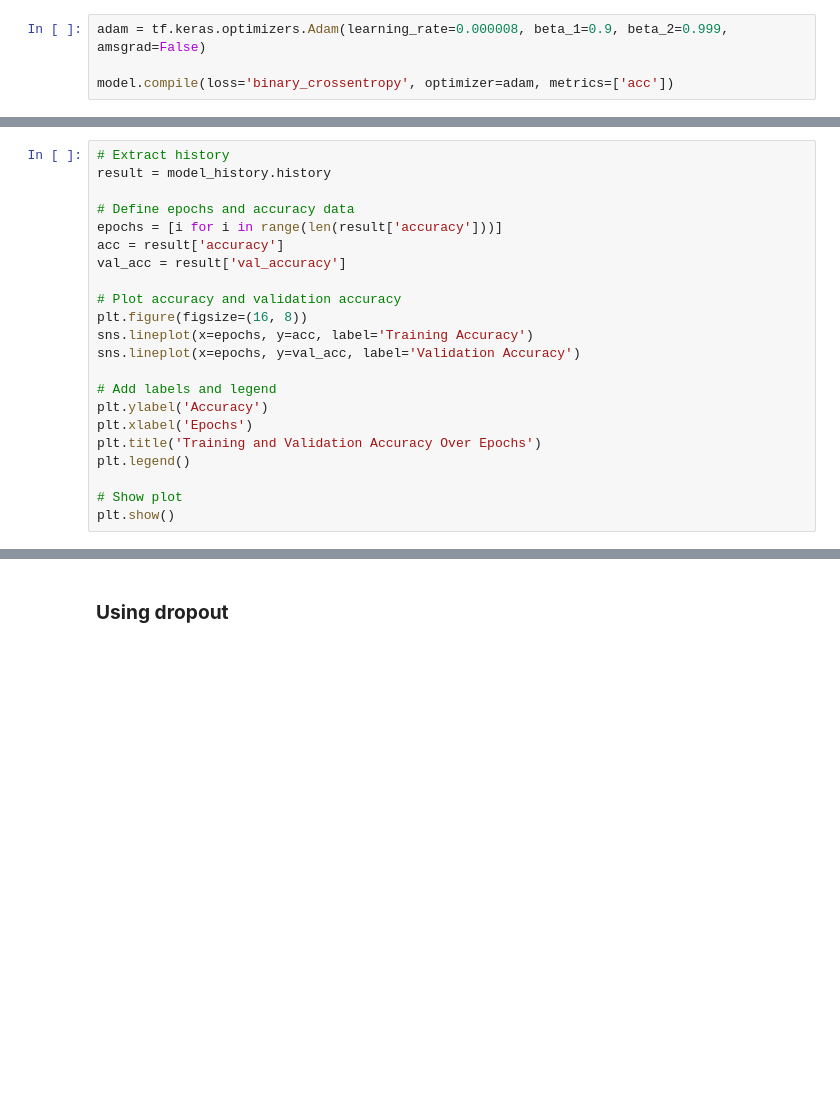
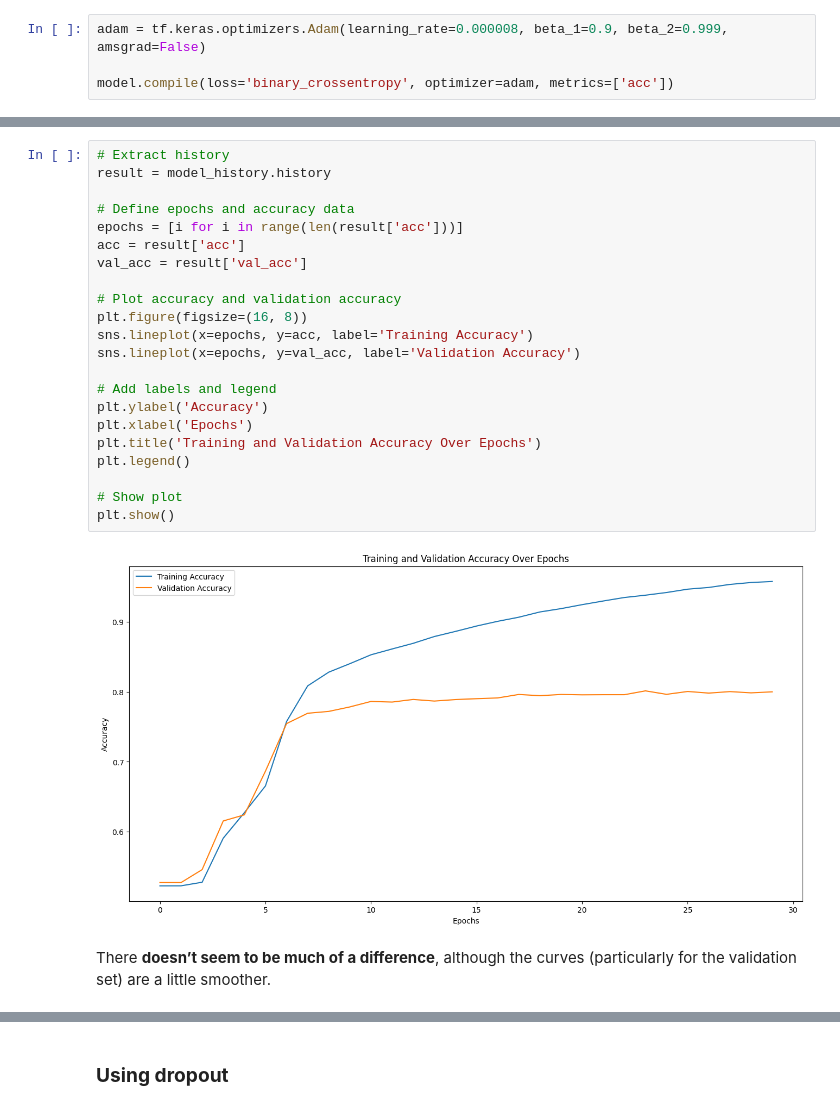
Before and after one commit to 0Nguyen0Cong0Tuan0/Recurrent-Neural-Network-and-LSTM-for-Classifying-Sarcasm-Headlines, a Jupyter notebook: main.ipynb, the cells around one changed output, grey strips where cells are left out. Cells and saved outputs as stored; diff of their text form; blank space fills up the shorter version.

```diff
--- a/main.ipynb
+++ b/main.ipynb
@@ -430,25 +517,29 @@ model_history = model.fit(train_sequence_padded, train_label, validation_data=(t
 # %%
 # Extract history
 result = model_history.history
 
 # Define epochs and accuracy data
-epochs = [i for i in range(len(result['accuracy']))]
-acc = result['accuracy']
-val_acc = result['val_accuracy']
+epochs = [i for i in range(len(result['acc']))]
+acc = result['acc']
+val_acc = result['val_acc']
 
 # Plot accuracy and validation accuracy
 plt.figure(figsize=(16, 8))
 sns.lineplot(x=epochs, y=acc, label='Training Accuracy')
 sns.lineplot(x=epochs, y=val_acc, label='Validation Accuracy')
 
 # Add labels and legend
 plt.ylabel('Accuracy')
 plt.xlabel('Epochs')
 plt.title('Training and Validation Accuracy Over Epochs')
 plt.legend()
 
 # Show plot
 plt.show()
+# %% [output]
+[figure, added]
+# %% [markdown]
+There **doesn’t seem to be much of a difference**, although the curves (particularly for the validation set) are a little smoother.
 # %%
 # Extract history
 result = model_history.history
```
Also changed, not shown: parts of 54 cells of this notebook.
